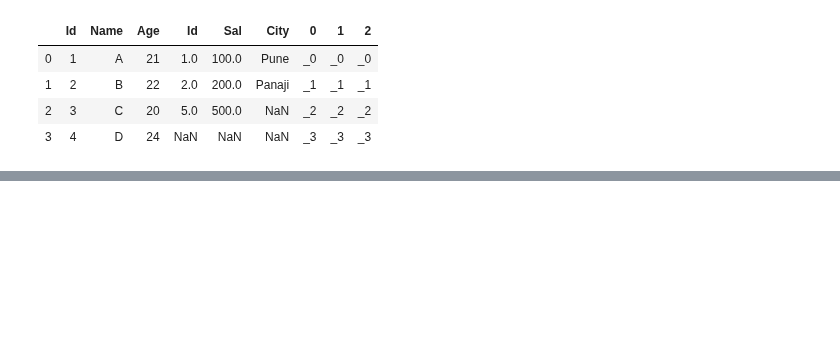
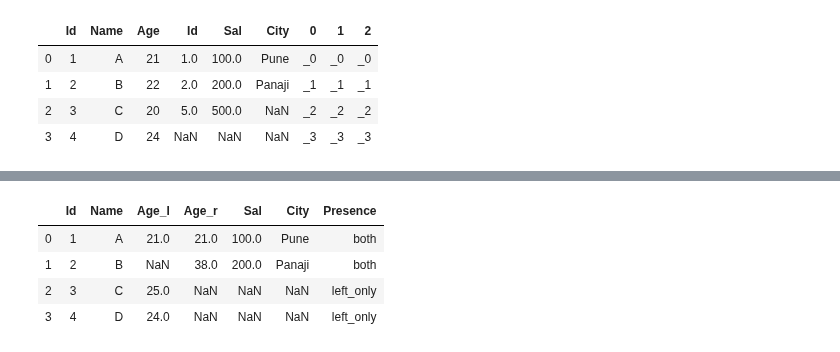
Before and after one commit to AbhishekKumar-0311/Machine-Learning-with-Python, a Jupyter notebook: Pandas/Learning_Pandas_Part_3.ipynb, the cells around one changed output, grey strips where cells are left out. Saved outputs shown, nothing was run; the diff lists cells and outputs as text; code cells hidden in the pictures; blank space fills up the shorter version.

Commit message:
updated pd.merge() for joining dF's

```diff
--- a/Pandas/Learning_Pandas_Part_3.ipynb
+++ b/Pandas/Learning_Pandas_Part_3.ipynb
@@ -339,0 +447,15 @@ dfh_concat_s
+# %%
+# Set up
+
+detail_1 = ({'Id'   : [1,2,3,4],
+             'Name' : ['A','B','C','D'],
+             'Age'  : [21,np.NaN,25,24] })
+detail_2 = ({'Id'   : [1,2,5],
+             'Age'  : [21,38,20],
+             'Sal'  : [100,200,500],
+             'City' : ['Pune','Panaji',np.NaN]})
+
+df_mrg_1 = pd.DataFrame(detail_1)
+df_mrg_2 = pd.DataFrame(detail_2)
+df_mrg_1
+df_mrg_2
@@ -339,0 +472,16 @@ dfh_concat_s
+# %%
+# There are Multiple things to observe here.
+# 1. type of join, how= parameter states, here it is left join
+# 2. on= parameter, defines the columns on which dataframes need to be joined, here ['Id', 'Age']
+# 3a. suffixes= parameter, allows to differentiate the columns of different dataframes.
+# 3b. Note: this won't add suffixes for columns which are passed in the 'on' parameter.
+# 4. indicator = columns_name, states the presence of 'on' columns in dataframes being merged.
+
+data_merged = pd.merge(df_mrg_1,df_mrg_2, how = 'left', on = ['Id'], suffixes=['_l', '_r'], indicator= 'Presence')
+data_merged
+# %% [output]
+|  | Id | Name | Age_l | Age_r | Sal | City | Presence |
+| 0 | 1 | A | 21.0 | 21.0 | 100.0 | Pune | both |
+| 1 | 2 | B | NaN | 38.0 | 200.0 | Panaji | both |
+| 2 | 3 | C | 25.0 | NaN | NaN | NaN | left_only |
+| 3 | 4 | D | 24.0 | NaN | NaN | NaN | left_only |
```
Also changed, not shown: parts of 26 cells of this notebook.
